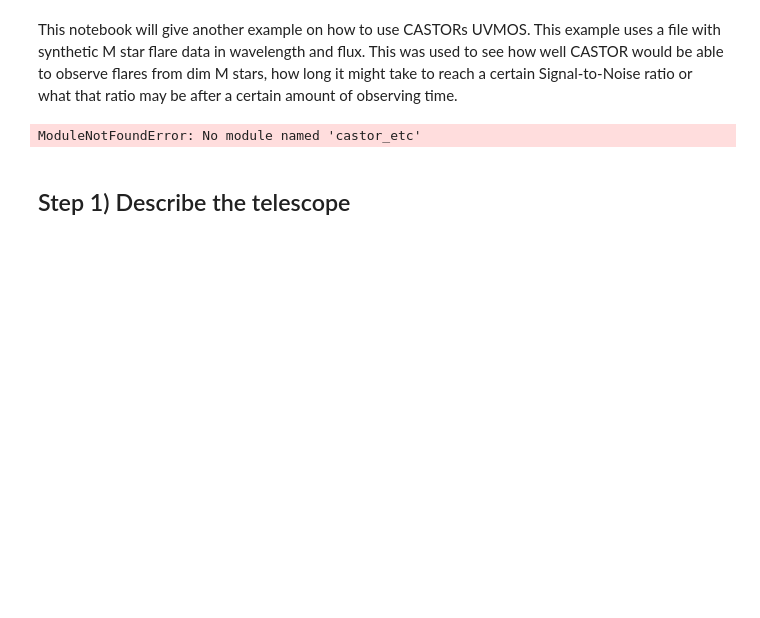
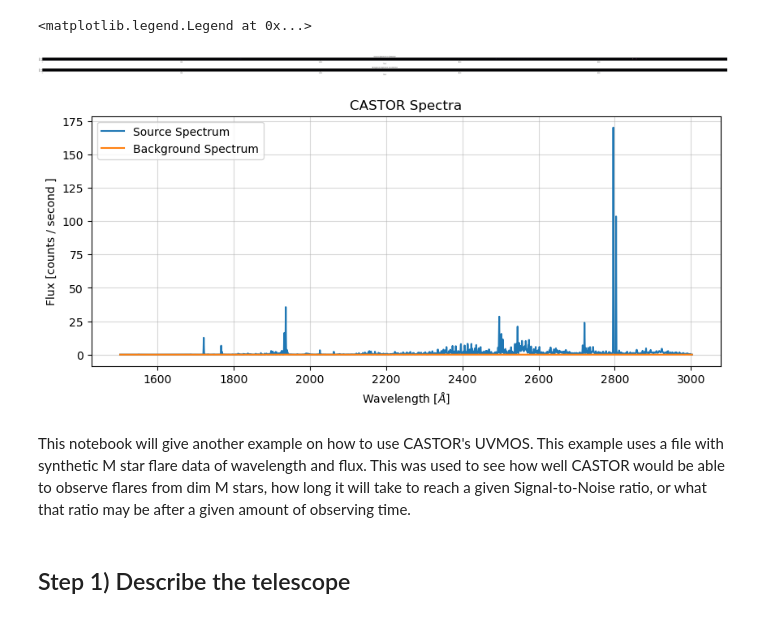
Before and after one commit to CASTOR-telescope/ETC_notebooks, a Jupyter notebook: using_uvmos_with_own_data.ipynb, the cells around one changed output. Saved outputs shown, nothing was run; the diff lists cells and outputs as text; code cells hidden in the pictures; blank space fills up the shorter version.

```diff
--- a/using_uvmos_with_own_data.ipynb
+++ b/using_uvmos_with_own_data.ipynb
@@ -3,5 +44,46 @@
+# %%
+MySpec.calc_source_CASTORSpectrum(extraction_width=1, extraction_lowerlim=4, extraction_upperlim = 7)
+MySpec.calc_background_CASTORSpectrum(extraction_width=1, extraction_lowerlim=4, extraction_upperlim = 7)
+
+
+# Optional: Visualize the source and background spectra on the detector
+plt.figure(figsize=(100,3))
+
+ax1 = plt.subplot(211)
+plt.imshow(MySpec.source_detector,origin='lower',cmap='magma',aspect='auto')
+plt.title('Source Spectrum on Detector')
+plt.xlabel('Pixel')
+plt.ylabel('Pixel')
+ax1.set_aspect('equal')
+
+
+ax2 = plt.subplot(212, sharex=ax1, sharey=ax1)
+plt.imshow(MySpec.background_detector*MySpec.source_extracted_numpixs,origin='lower',cmap='magma',aspect='auto', vmin=min(MySpec.source_detector.flatten()), vmax=max(MySpec.source_detector.flatten()))
+plt.title('Background Spectrum on Detector')
+plt.xlabel('Pixel')
+plt.ylabel('Pixel')
+ax2.set_aspect('equal')
+
+
+
+# Optional: Visualize the source and background
+plt.figure(figsize=(10,4))
+ax = plt.subplot(111)
+plt.plot(MySpec.waves_CASTORSpectrum, MySpec.source_CASTORSpectrum,'-',label='Source Spectrum')
+
+plt.plot(MySpec.waves_CASTORSpectrum, MySpec.background_CASTORSpectrum*MySpec.source_extracted_numpixs,'-',label='Background Spectrum')
+
+plt.title('CASTOR Spectra')
+plt.xlabel('Wavelength '+r'[$\AA$]')
+plt.ylabel('Flux [counts / second ]')
+plt.grid(alpha=0.5)
+plt.legend()
+# %% [output]
+<matplotlib.legend.Legend at 0x...>
+[figure, added]
+[figure, added]
 # %% [markdown]
-This notebook will give another example on how to use CASTORs UVMOS. This example uses a file with synthetic M star flare data in wavelength and flux. This was used to see how well CASTOR would be able to observe flares from dim M stars, how long it might take to reach a certain Signal-to-Noise ratio or what that ratio may be after a certain amount of observing time.
+This notebook will give another example on how to use CASTOR's UVMOS. This example uses a file with synthetic M star flare data of wavelength and flux. This was used to see how well CASTOR would be able to observe flares from dim M stars, how long it will take to reach a given Signal-to-Noise ratio, or what that ratio may be after a given amount of observing time.
 # %%
 import matplotlib
 import astropy.units as u
@@ -19,8 +101,7 @@ from castor_etc.uvmos_spectroscopy import UVMOS_Spectroscopy
 import pandas as pd
 import matplotlib.pyplot as plt
 import math
+plt.rcParams.update(plt.rcParamsDefault) #Used to make graphs on Visual Studio Code and matplotlib.pyplot
-# %% [output]
-ModuleNotFoundError: No module named 'castor_etc'
 # %% [markdown]
 ## Step 1) Describe the telescope
 # %% [markdown]
```
Also changed, not shown: parts of 22 cells of this notebook.
